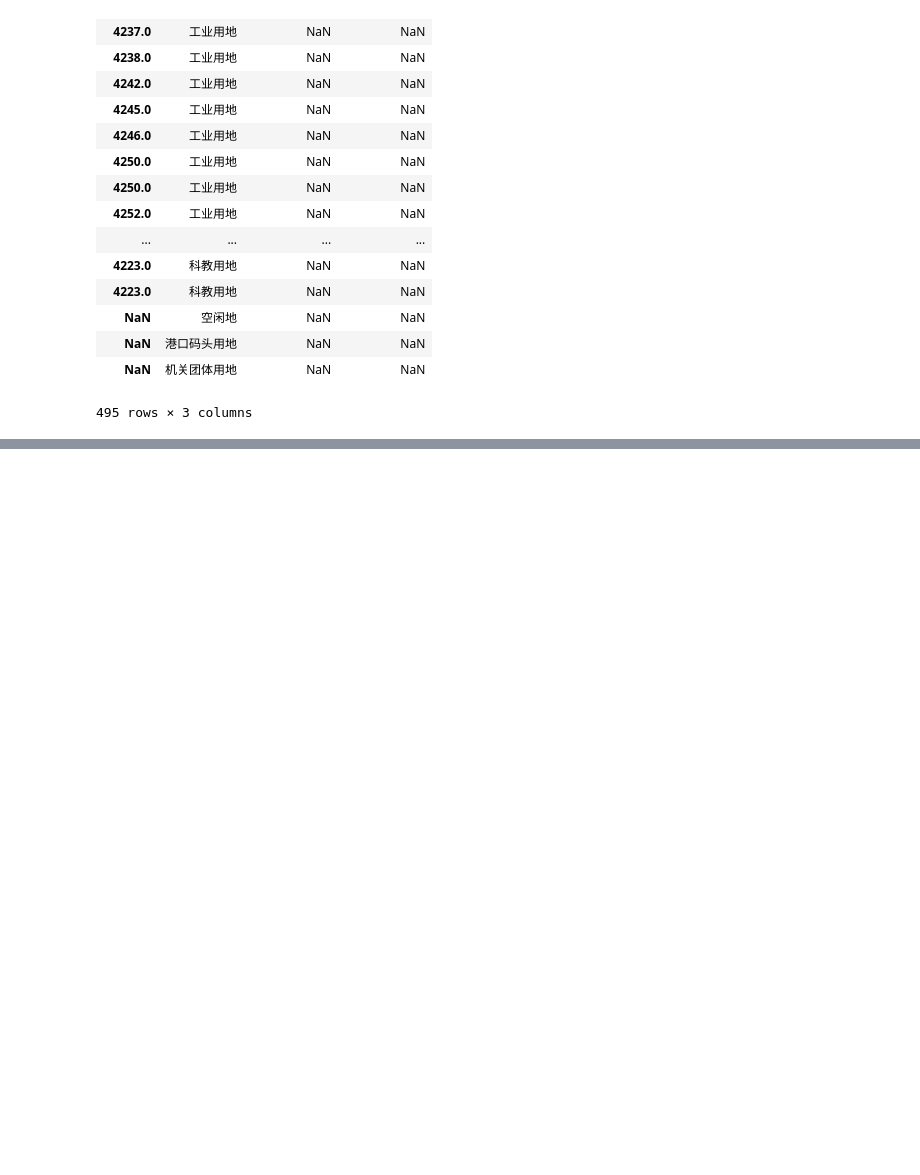
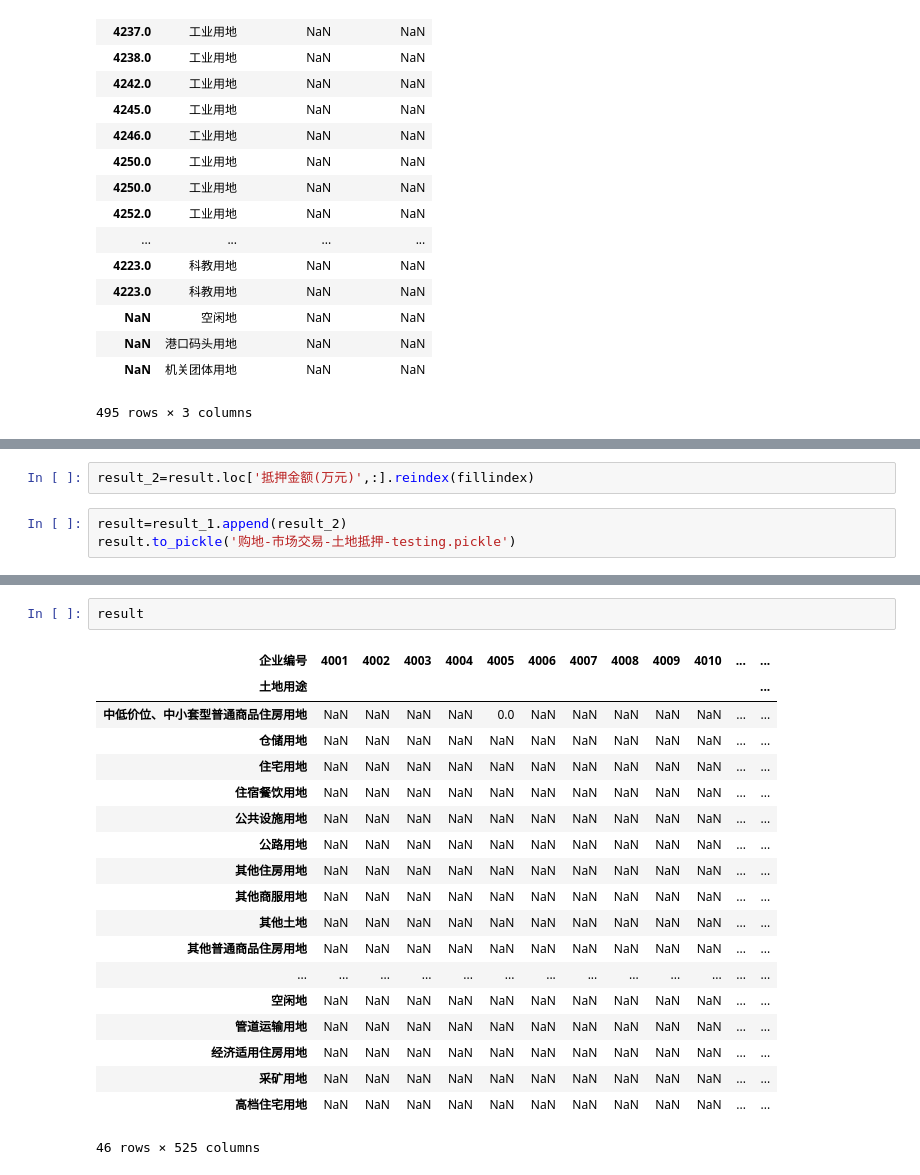
Before and after one commit to CourierKyn/isi-world-cup, a Jupyter notebook: 购地-市场交易-土地抵押-testing.ipynb, the cells around one changed output, grey strips where cells are left out. Cells and saved outputs as stored; diff of their text form; blank space fills up the shorter version.

```diff
--- a/购地-市场交易-土地抵押-testing.ipynb
+++ b/购地-市场交易-土地抵押-testing.ipynb
@@ -135,0 +199,5 @@ ValueError: all arrays must be same length
+# %%
+result_2=result.loc['抵押金额(万元)',:].reindex(fillindex)
+# %%
+result=result_1.append(result_2)
+result.to_pickle('购地-市场交易-土地抵押-testing.pickle')
@@ -135,0 +215,22 @@ ValueError: all arrays must be same length
+# %%
+result
+# %% [output]
+| 企业编号 | 4001 | 4002 | 4003 | 4004 | 4005 | 4006 | 4007 | 4008 | 4009 | 4010 | ... | ... |
+| 土地用途 |  |  |  |  |  |  |  |  |  |  |  | ... |
+| 中低价位、中小套型普通商品住房用地 | NaN | NaN | NaN | NaN | 0.0 | NaN | NaN | NaN | NaN | NaN | ... | ... |
+| 仓储用地 | NaN | NaN | NaN | NaN | NaN | NaN | NaN | NaN | NaN | NaN | ... | ... |
+| 住宅用地 | NaN | NaN | NaN | NaN | NaN | NaN | NaN | NaN | NaN | NaN | ... | ... |
+| 住宿餐饮用地 | NaN | NaN | NaN | NaN | NaN | NaN | NaN | NaN | NaN | NaN | ... | ... |
+| 公共设施用地 | NaN | NaN | NaN | NaN | NaN | NaN | NaN | NaN | NaN | NaN | ... | ... |
+| 公路用地 | NaN | NaN | NaN | NaN | NaN | NaN | NaN | NaN | NaN | NaN | ... | ... |
+| 其他住房用地 | NaN | NaN | NaN | NaN | NaN | NaN | NaN | NaN | NaN | NaN | ... | ... |
+| 其他商服用地 | NaN | NaN | NaN | NaN | NaN | NaN | NaN | NaN | NaN | NaN | ... | ... |
+| 其他土地 | NaN | NaN | NaN | NaN | NaN | NaN | NaN | NaN | NaN | NaN | ... | ... |
+| 其他普通商品住房用地 | NaN | NaN | NaN | NaN | NaN | NaN | NaN | NaN | NaN | NaN | ... | ... |
+| ... | ... | ... | ... | ... | ... | ... | ... | ... | ... | ... | ... | ... |
+| 空闲地 | NaN | NaN | NaN | NaN | NaN | NaN | NaN | NaN | NaN | NaN | ... | ... |
+| 管道运输用地 | NaN | NaN | NaN | NaN | NaN | NaN | NaN | NaN | NaN | NaN | ... | ... |
+| 经济适用住房用地 | NaN | NaN | NaN | NaN | NaN | NaN | NaN | NaN | NaN | NaN | ... | ... |
+| 采矿用地 | NaN | NaN | NaN | NaN | NaN | NaN | NaN | NaN | NaN | NaN | ... | ... |
+| 高档住宅用地 | NaN | NaN | NaN | NaN | NaN | NaN | NaN | NaN | NaN | NaN | ... | ... |
+46 rows × 525 columns
```
Also changed, not shown: parts of 8 cells of this notebook, 8 other files.
